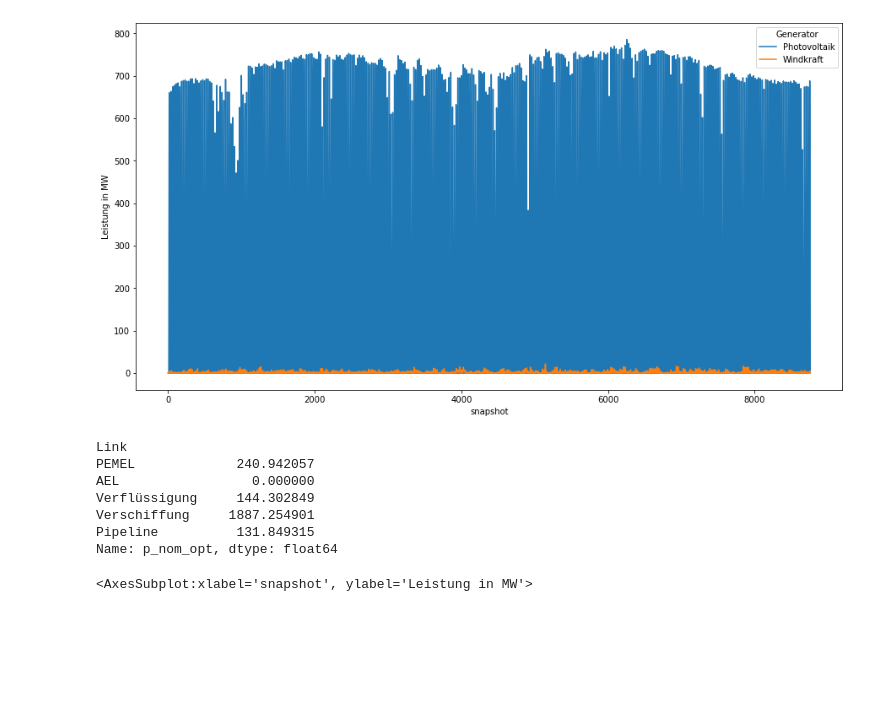
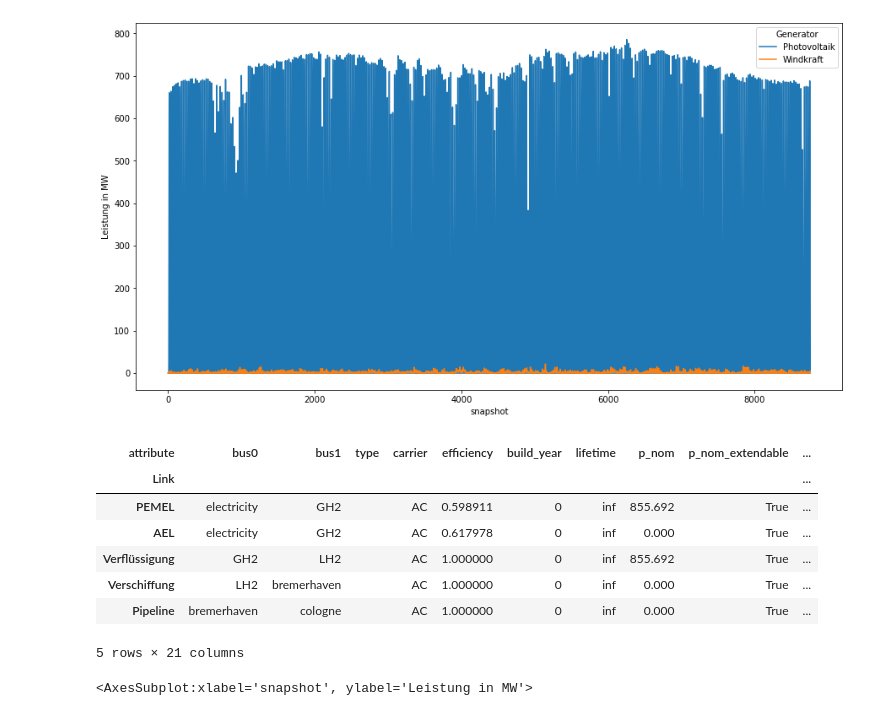
Before and after one commit to cgipser/DWE, a Jupyter notebook: Projektarbeit_CG.ipynb, the cells around one changed output. Saved outputs shown, nothing was run; the diff lists cells and outputs as text; code cells hidden in the pictures; blank space fills up the shorter version.

```diff
--- a/Projektarbeit_CG.ipynb
+++ b/Projektarbeit_CG.ipynb
@@ -348,15 +351,16 @@ Name: p_nom_opt, dtype: float64
 <AxesSubplot:xlabel='snapshot', ylabel='Leistung in MW'>
 [figure]
 # %%
-network.links.p_nom_opt
+network.links#.p_nom_opt
 # %% [output]
+| attribute | bus0 | bus1 | type | carrier | efficiency | build_year | lifetime | p_nom | p_nom_extendable | ... |
+| Link |  |  |  |  |  |  |  |  |  | ... |
+| PEMEL | electricity | GH2 |  | AC | 0.598911 | 0 | inf | 855.692 | True | ... |
+| AEL | electricity | GH2 |  | AC | 0.617978 | 0 | inf | 0.000 | True | ... |
+| Verflüssigung | GH2 | LH2 |  | AC | 1.000000 | 0 | inf | 855.692 | True | ... |
+| Verschiffung | LH2 | bremerhaven |  | AC | 1.000000 | 0 | inf | 0.000 | True | ... |
+| Pipeline | bremerhaven | cologne |  | AC | 1.000000 | 0 | inf | 0.000 | True | ... |
-Link
-PEMEL             240.942057
-AEL                 0.000000
-Verflüssigung     144.302849
-Verschiffung     1887.254901
-Pipeline          131.849315
-Name: p_nom_opt, dtype: float64
+5 rows × 21 columns
 # %%
 (network.links_t.p0).plot(figsize = (15,8), ylabel = 'Leistung in MW')
 # %% [output]
```
Also changed, not shown: parts of 18 cells of this notebook, 2 other files.
